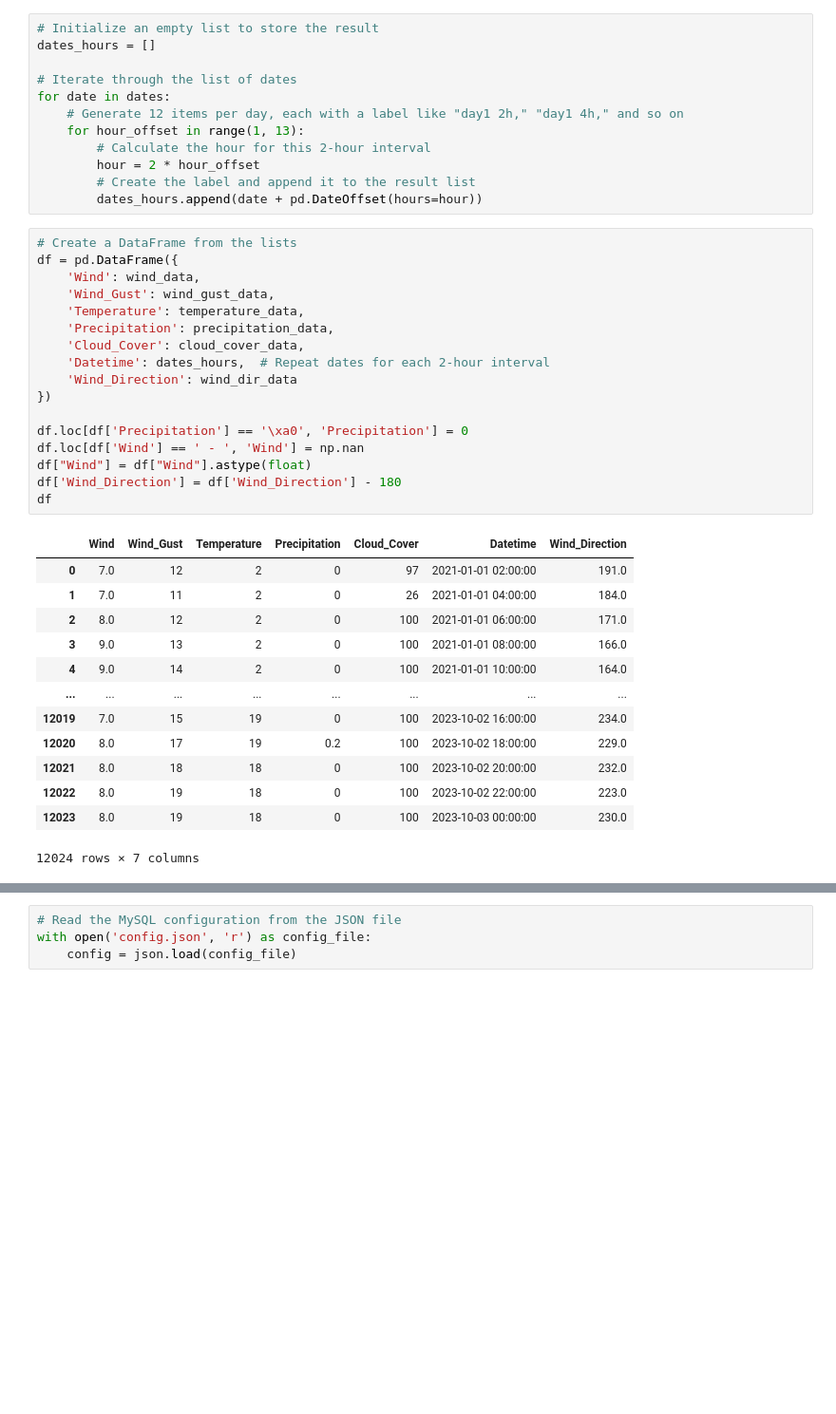
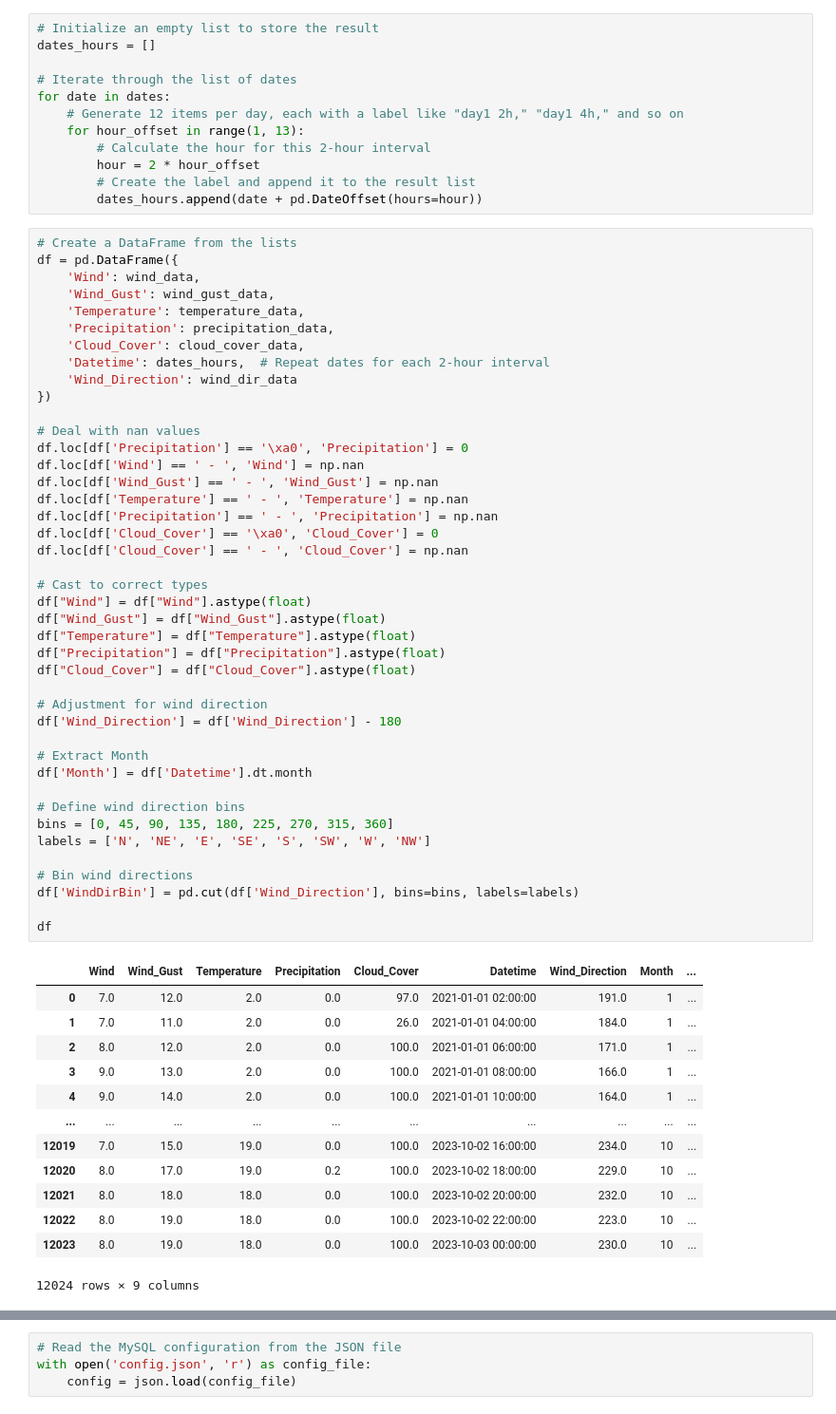
Before and after one commit to KrystianPi/WindPRO, a Jupyter notebook: windguru_api.ipynb, the cells around one changed output, grey strips where cells are left out. Shown at 95% size. Saved outputs shown, nothing was run; the diff lists cells and outputs as text; blank space fills up the shorter version.

```diff
--- a/windguru_api.ipynb
+++ b/windguru_api.ipynb
@@ -105,33 +105,58 @@ for date in dates:
 # %%
 # Create a DataFrame from the lists
 df = pd.DataFrame({
     'Wind': wind_data,
     'Wind_Gust': wind_gust_data,
     'Temperature': temperature_data,
     'Precipitation': precipitation_data,
     'Cloud_Cover': cloud_cover_data,
     'Datetime': dates_hours,  # Repeat dates for each 2-hour interval
     'Wind_Direction': wind_dir_data
 })
 
+# Deal with nan values
 df.loc[df['Precipitation'] == '\xa0', 'Precipitation'] = 0
 df.loc[df['Wind'] == ' - ', 'Wind'] = np.nan
+df.loc[df['Wind_Gust'] == ' - ', 'Wind_Gust'] = np.nan
+df.loc[df['Temperature'] == ' - ', 'Temperature'] = np.nan
+df.loc[df['Precipitation'] == ' - ', 'Precipitation'] = np.nan
+df.loc[df['Cloud_Cover'] == '\xa0', 'Cloud_Cover'] = 0
+df.loc[df['Cloud_Cover'] == ' - ', 'Cloud_Cover'] = np.nan
+
+# Cast to correct types
 df["Wind"] = df["Wind"].astype(float)
+df["Wind_Gust"] = df["Wind_Gust"].astype(float)
+df["Temperature"] = df["Temperature"].astype(float)
+df["Precipitation"] = df["Precipitation"].astype(float)
+df["Cloud_Cover"] = df["Cloud_Cover"].astype(float)
+
+# Adjustment for wind direction
 df['Wind_Direction'] = df['Wind_Direction'] - 180
+
+# Extract Month
+df['Month'] = df['Datetime'].dt.month
+
+# Define wind direction bins
+bins = [0, 45, 90, 135, 180, 225, 270, 315, 360]
+labels = ['N', 'NE', 'E', 'SE', 'S', 'SW', 'W', 'NW']
+
+# Bin wind directions
+df['WindDirBin'] = pd.cut(df['Wind_Direction'], bins=bins, labels=labels)
+
 df
 # %% [output]
-|  | Wind | Wind_Gust | Temperature | Precipitation | Cloud_Cover | Datetime | Wind_Direction |
-| 0 | 7.0 | 12 | 2 | 0 | 97 | 2021-01-01 02:00:00 | 191.0 |
-| 1 | 7.0 | 11 | 2 | 0 | 26 | 2021-01-01 04:00:00 | 184.0 |
-| 2 | 8.0 | 12 | 2 | 0 | 100 | 2021-01-01 06:00:00 | 171.0 |
-| 3 | 9.0 | 13 | 2 | 0 | 100 | 2021-01-01 08:00:00 | 166.0 |
-| 4 | 9.0 | 14 | 2 | 0 | 100 | 2021-01-01 10:00:00 | 164.0 |
-| ... | ... | ... | ... | ... | ... | ... | ... |
-| 12019 | 7.0 | 15 | 19 | 0 | 100 | 2023-10-02 16:00:00 | 234.0 |
-| 12020 | 8.0 | 17 | 19 | 0.2 | 100 | 2023-10-02 18:00:00 | 229.0 |
-| 12021 | 8.0 | 18 | 18 | 0 | 100 | 2023-10-02 20:00:00 | 232.0 |
-| 12022 | 8.0 | 19 | 18 | 0 | 100 | 2023-10-02 22:00:00 | 223.0 |
-| 12023 | 8.0 | 19 | 18 | 0 | 100 | 2023-10-03 00:00:00 | 230.0 |
+|  | Wind | Wind_Gust | Temperature | Precipitation | Cloud_Cover | Datetime | Wind_Direction | Month | ... |
+| 0 | 7.0 | 12.0 | 2.0 | 0.0 | 97.0 | 2021-01-01 02:00:00 | 191.0 | 1 | ... |
+| 1 | 7.0 | 11.0 | 2.0 | 0.0 | 26.0 | 2021-01-01 04:00:00 | 184.0 | 1 | ... |
+| 2 | 8.0 | 12.0 | 2.0 | 0.0 | 100.0 | 2021-01-01 06:00:00 | 171.0 | 1 | ... |
+| 3 | 9.0 | 13.0 | 2.0 | 0.0 | 100.0 | 2021-01-01 08:00:00 | 166.0 | 1 | ... |
+| 4 | 9.0 | 14.0 | 2.0 | 0.0 | 100.0 | 2021-01-01 10:00:00 | 164.0 | 1 | ... |
+| ... | ... | ... | ... | ... | ... | ... | ... | ... | ... |
+| 12019 | 7.0 | 15.0 | 19.0 | 0.0 | 100.0 | 2023-10-02 16:00:00 | 234.0 | 10 | ... |
+| 12020 | 8.0 | 17.0 | 19.0 | 0.2 | 100.0 | 2023-10-02 18:00:00 | 229.0 | 10 | ... |
+| 12021 | 8.0 | 18.0 | 18.0 | 0.0 | 100.0 | 2023-10-02 20:00:00 | 232.0 | 10 | ... |
+| 12022 | 8.0 | 19.0 | 18.0 | 0.0 | 100.0 | 2023-10-02 22:00:00 | 223.0 | 10 | ... |
+| 12023 | 8.0 | 19.0 | 18.0 | 0.0 | 100.0 | 2023-10-03 00:00:00 | 230.0 | 10 | ... |
-12024 rows × 7 columns
+12024 rows × 9 columns
 # %%
 # Specify the target date
```
Also changed, not shown: parts of 1 cell of this notebook.
